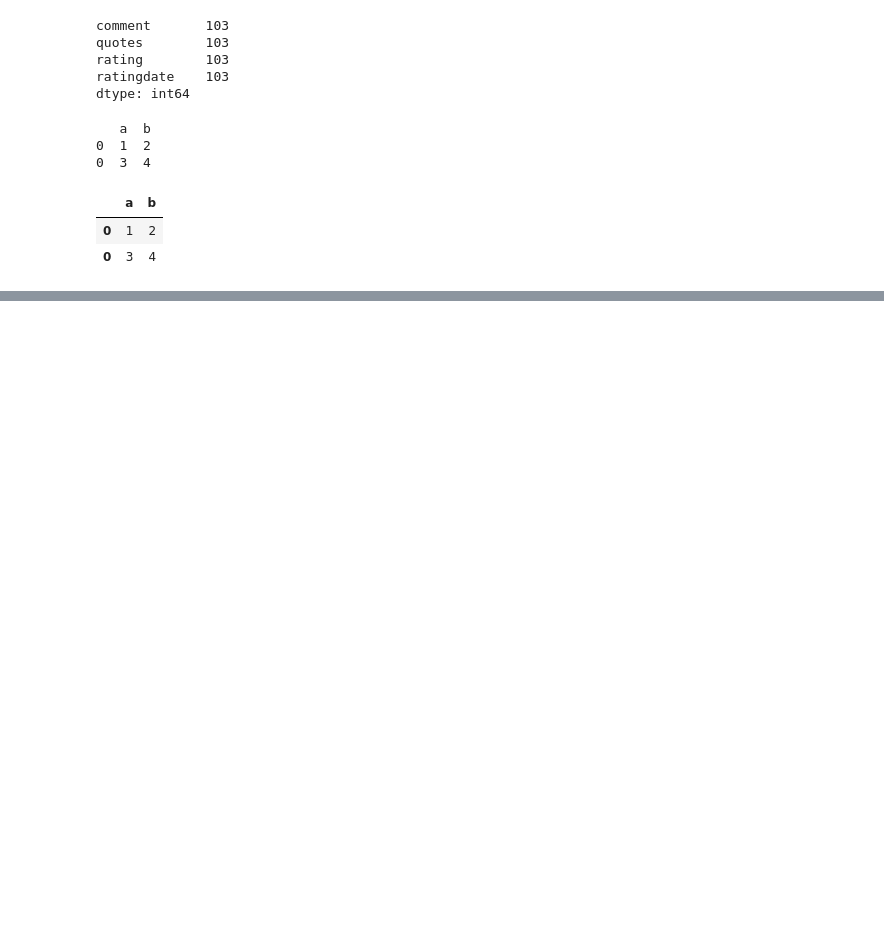
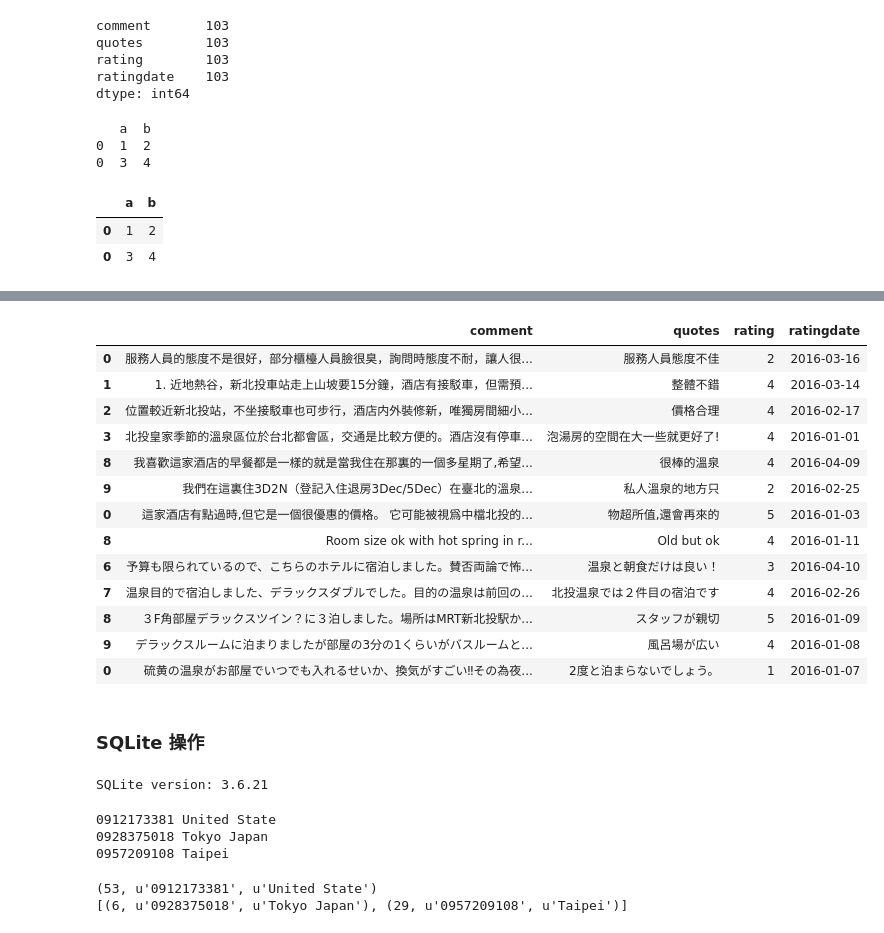
Before and after one commit to bcc2xp/pytravel, a Jupyter notebook: 20160417.ipynb, the cells around one changed output, grey strips where cells are left out. Saved outputs shown, nothing was run; the diff lists cells and outputs as text; code cells hidden in the pictures; blank space fills up the shorter version.

```diff
--- a/20160417.ipynb
+++ b/20160417.ipynb
@@ -368,0 +409,3 @@ dfall
+# %%
+hoteldf['rating'] = hoteldf['rating'].map(lambda x: int(x.strip('分'.decode('utf-8'))))
+hoteldf.head()
@@ -368,0 +419,3 @@ dfall
+# %%
+hoteldf['comment'] = hoteldf['comment'].map(lambda x: x.strip())
+hoteldf.head()
@@ -368,0 +460,19 @@ dfall
+# %%
+hoteldf[hoteldf['ratingdate'] >= '2016-01-01']
+# %% [output]
+|  | comment | quotes | rating | ratingdate |
+| 0 | 服務人員的態度不是很好，部分櫃檯人員臉很臭，詢問時態度不耐，讓人很... | 服務人員態度不佳 | 2 | 2016-03-16 |
+| 1 | 1. 近地熱谷，新北投車站走上山坡要15分鐘，酒店有接駁車，但需預... | 整體不錯 | 4 | 2016-03-14 |
+| 2 | 位置較近新北投站，不坐接駁車也可步行，酒店内外裝修新，唯獨房間細小... | 價格合理 | 4 | 2016-02-17 |
+| 3 | 北投皇家季節的溫泉區位於台北都會區，交通是比較方便的。酒店沒有停車... | 泡湯房的空間在大一些就更好了! | 4 | 2016-01-01 |
+| 8 | 我喜歡這家酒店的早餐都是一樣的就是當我住在那裏的一個多星期了,希望... | 很棒的溫泉 | 4 | 2016-04-09 |
+| 9 | 我們在這裏住3D2N（登記入住退房3Dec/5Dec）在臺北的溫泉... | 私人溫泉的地方只 | 2 | 2016-02-25 |
+| 0 | 這家酒店有點過時,但它是一個很優惠的價格。 它可能被視爲中檔北投的... | 物超所值,還會再來的 | 5 | 2016-01-03 |
+| 8 | Room size ok with hot spring in r... | Old but ok | 4 | 2016-01-11 |
+| 6 | 予算も限られているので、こちらのホテルに宿泊しました。賛否両論で怖... | 温泉と朝食だけは良い！ | 3 | 2016-04-10 |
+| 7 | 温泉目的で宿泊しました、デラックスダブルでした。目的の温泉は前回の... | 北投温泉では２件目の宿泊です | 4 | 2016-02-26 |
+| 8 | ３F角部屋デラックスツイン？に３泊しました。場所はMRT新北投駅か... | スタッフが親切 | 5 | 2016-01-09 |
+| 9 | デラックスルームに泊まりましたが部屋の3分の1くらいがバスルームと... | 風呂場が広い | 4 | 2016-01-08 |
+| 0 | 硫黄の温泉がお部屋でいつでも入れるせいか、換気がすごい‼︎その為夜... | 2度と泊まらないでしょう。 | 1 | 2016-01-07 |
+# %% [markdown]
+### SQLite 操作
@@ -368,0 +484,45 @@ dfall
+# %%
+import sqlite3 as lite
+dbname = 'test.sqlite'
+con = lite.connect(dbname) # connect to database
+cur = con.cursor()
+cur.execute('SELECT SQLITE_VERSION()') # selece database version
+data = cur.fetchone() # fetch one data at a time
+print "SQLite version: %s" % data
+con.close()
+# %% [output]
+SQLite version: 3.6.21
+# %%
+import sqlite3 as lite
+con = lite.connect("test.sqlite")
+with con:
+    cur = con.cursor() # Drop Table If Exisits
+    cur.execute("DROP TABLE IF EXISTS PhoneAddress")
+    cur.execute("CREATE TABLE PhoneAddress(phone CHAR(10) PRIMARY KEY, address TEXT, name TEXT unique, age INT NOT NULL)")
+    cur.execute("INSERT INTO PhoneAddress VALUES('0912173381','United State','Jhon Doe',53)")
+    cur.execute("INSERT INTO PhoneAddress VALUES('0928375018','Tokyo Japan','MuMu Cat',6)")
+    cur.execute("INSERT INTO PhoneAddress VALUES('0957209108','Taipei','Richard',29)")
+    cur.execute("SELECT phone,address FROM PhoneAddress")
+    data = cur.fetchall()
+    for rec in data:
+        print rec[0], rec[1]
+con.close()
+# %% [output]
+0912173381 United State
+0928375018 Tokyo Japan
+0957209108 Taipei
+# %%
+import sqlite3 as lite
+con = lite.connect("test.sqlite")
+with con:
+    cur = con.cursor() # Drop Table If Exisits
+    cur.execute("SELECT age, phone,address FROM PhoneAddress")
+    data = cur.fetchone()
+    print data
+
+    data = cur.fetchall()
+    print data
+con.close()
+# %% [output]
+(53, u'0912173381', u'United State')
+[(6, u'0928375018', u'Tokyo Japan'), (29, u'0957209108', u'Taipei')]
```
Also changed, not shown: parts of 14 cells of this notebook.
